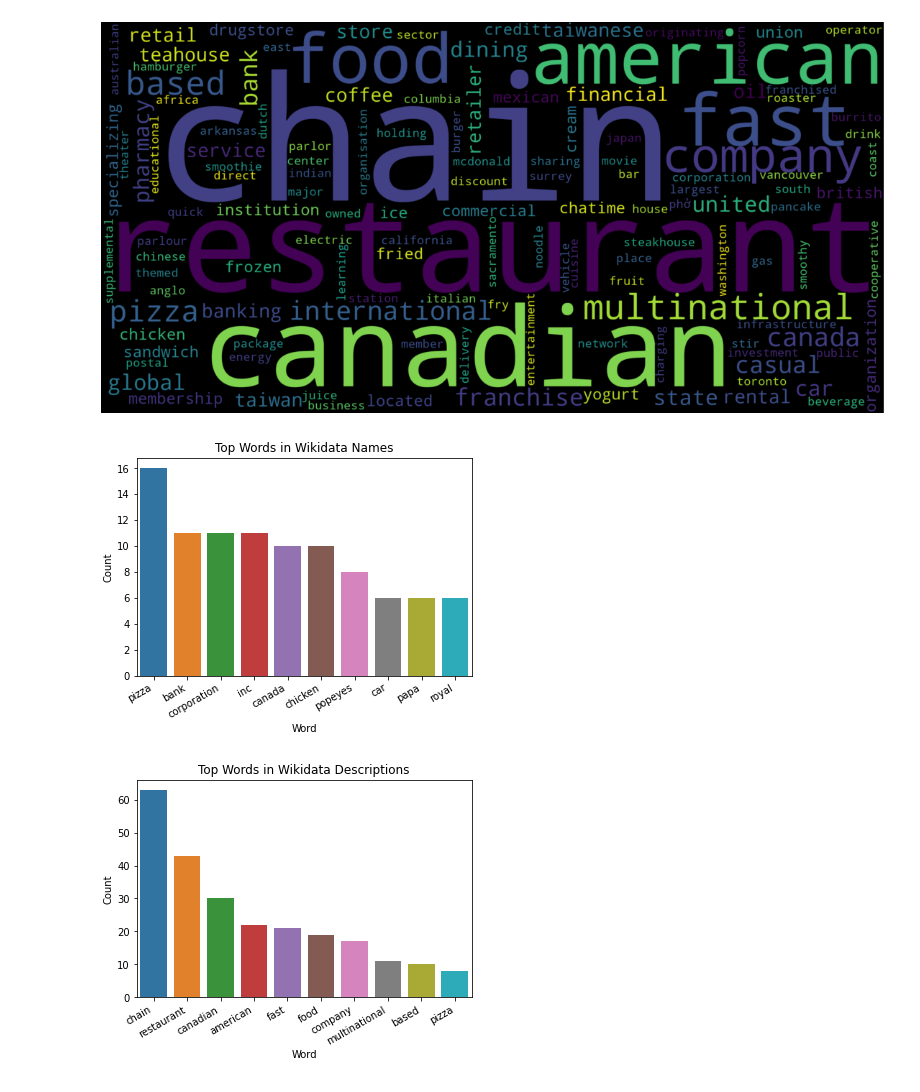
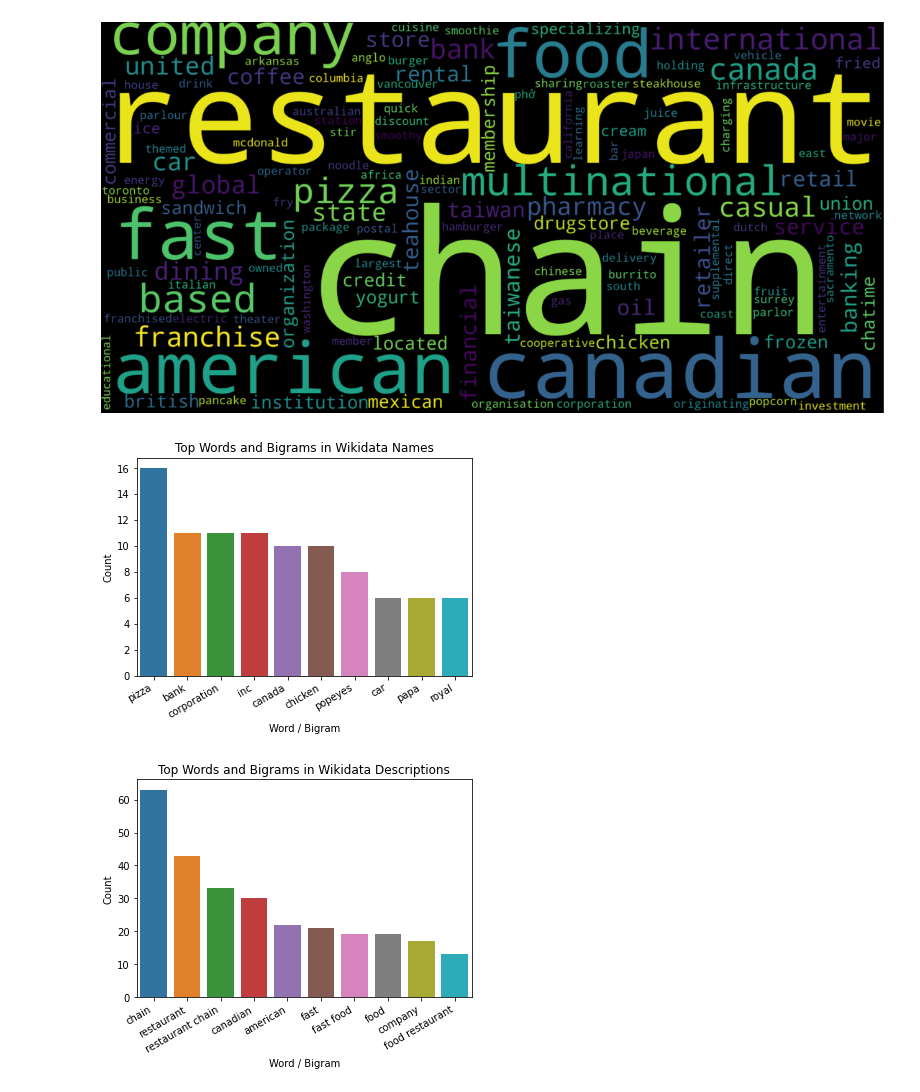
Before and after one commit to ys-lin14/cmpt-353-project, a Jupyter notebook: data_exploration_2.ipynb, the cells around one changed output. Saved outputs shown, nothing was run; the diff lists cells and outputs as text; code cells hidden in the pictures.

```diff
--- a/data_exploration_2.ipynb
+++ b/data_exploration_2.ipynb
@@ -4,5 +4,5 @@ import pandas as pd
 from extract_transform import get_sorted_ngram_counts
 from visualize import plot_wordcloud, plot_ngram_counts
 # %%
-osm_data = pd.read_json('data/preprocessed_osm_data.json.gz')
-wikidata = pd.read_json('data/preprocessed_wikidata.json')
+osm_data = pd.read_json('data/preprocessed-osm-data.json.gz')
+wikidata = pd.read_json('data/preprocessed-wikidata.json')
@@ -27,14 +34,22 @@ plot_wordcloud(name_text)
 description_text = ' '.join(descriptions)
 plot_wordcloud(description_text)
 # %% [output]
-[figure, old version]
+[figure, new version]
 # %%
-name_word_counts = get_sorted_ngram_counts(names)
-plot_ngram_counts(name_word_counts, 'Top Words in Wikidata Names', 'Word')
+name_gram_counts = get_sorted_ngram_counts(names, ngram_range=(1, 2))
+plot_ngram_counts(
+    name_gram_counts,
+    title='Top Words and Bigrams in Wikidata Names',
+    xlabel='Word / Bigram'
+)
 # %% [output]
-[figure, old version]
+[figure, new version]
 # %%
-description_word_counts = get_sorted_ngram_counts(descriptions)
-plot_ngram_counts(description_word_counts, 'Top Words in Wikidata Descriptions', 'Word')
+description_gram_counts = get_sorted_ngram_counts(descriptions, ngram_range=(1, 2))
+plot_ngram_counts(
+    description_gram_counts,
+    title='Top Words and Bigrams in Wikidata Descriptions',
+    xlabel='Word / Bigram'
+)
 # %% [output]
-[figure, old version]
+[figure, new version]
```
Also changed, not shown: parts of 5 cells of this notebook.
